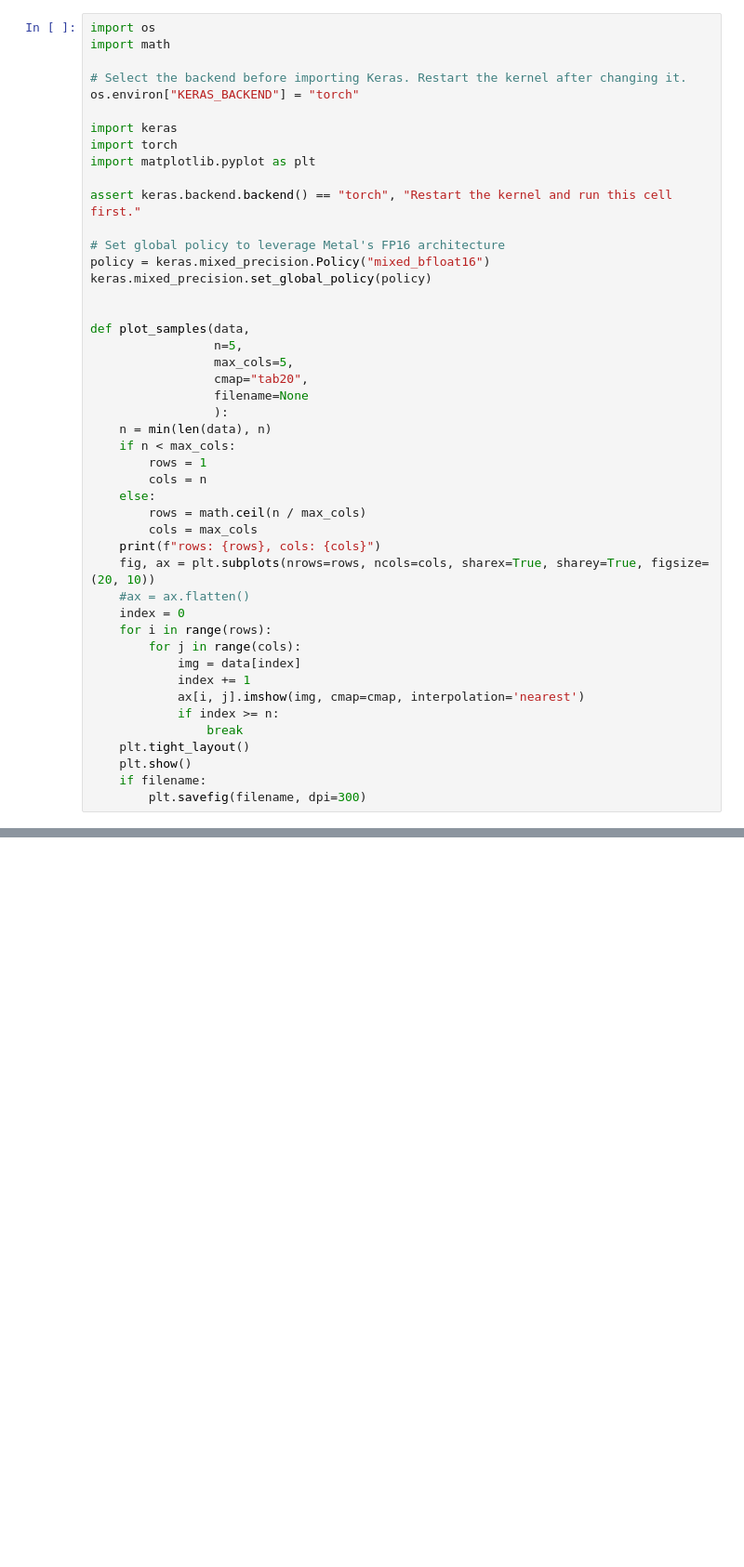
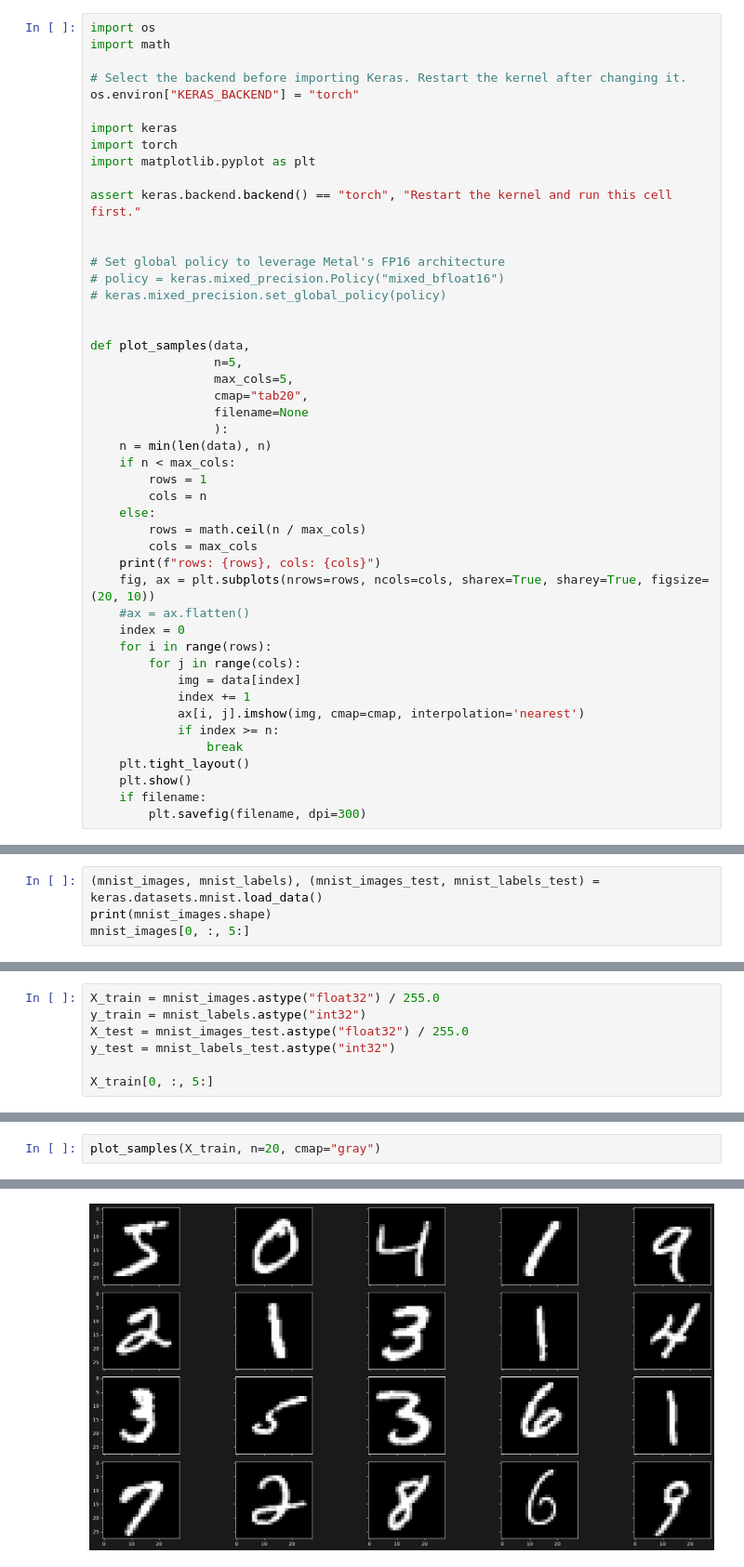
Before and after one commit to bayerth/deep_learning_2026, a Jupyter notebook: notebooks/MNIST-Digits-torch.ipynb, the cells around one changed output, grey strips where cells are left out. Shown at 93% size. Saved outputs shown, nothing was run; the diff lists cells and outputs as text; blank space fills up the shorter version.

Commit message:
MNIST Digits learned

```diff
--- a/notebooks/MNIST-Digits-torch.ipynb
+++ b/notebooks/MNIST-Digits-torch.ipynb
@@ -11,9 +11,10 @@ import matplotlib.pyplot as plt
 
 assert keras.backend.backend() == "torch", "Restart the kernel and run this cell first."
 
+
 # Set global policy to leverage Metal's FP16 architecture
-policy = keras.mixed_precision.Policy("mixed_bfloat16")
-keras.mixed_precision.set_global_policy(policy)
+# policy = keras.mixed_precision.Policy("mixed_bfloat16")
+# keras.mixed_precision.set_global_policy(policy)
 
 
 def plot_samples(data,
@@ -46,0 +50,4 @@ def plot_samples(data,
+# %%
+(mnist_images, mnist_labels), (mnist_images_test, mnist_labels_test) = keras.datasets.mnist.load_data()
+print(mnist_images.shape)
+mnist_images[0, :, 5:]
@@ -46,0 +73,7 @@ def plot_samples(data,
+# %%
+X_train = mnist_images.astype("float32") / 255.0
+y_train = mnist_labels.astype("int32")
+X_test = mnist_images_test.astype("float32") / 255.0
+y_test = mnist_labels_test.astype("int32")
+
+X_train[0, :, 5:]
@@ -46,0 +107,3 @@ def plot_samples(data,
+# %%
+plot_samples(X_train, n=20, cmap="gray")
+# %% [output]
@@ -46,0 +111 @@ def plot_samples(data,
+[figure, added]
```
Also changed, not shown: parts of 29 cells of this notebook, 2 other files.
